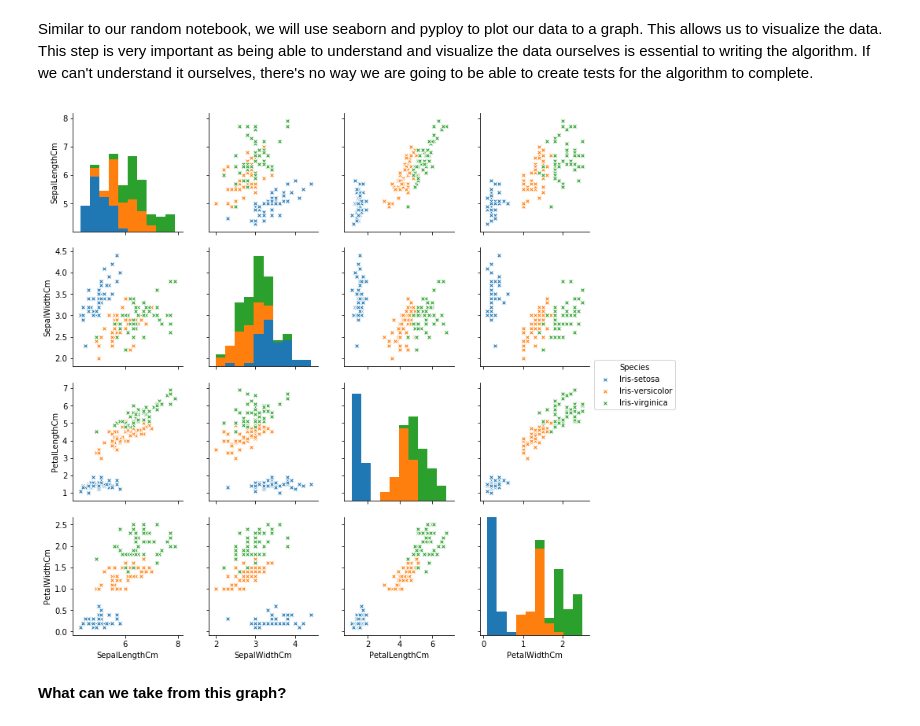
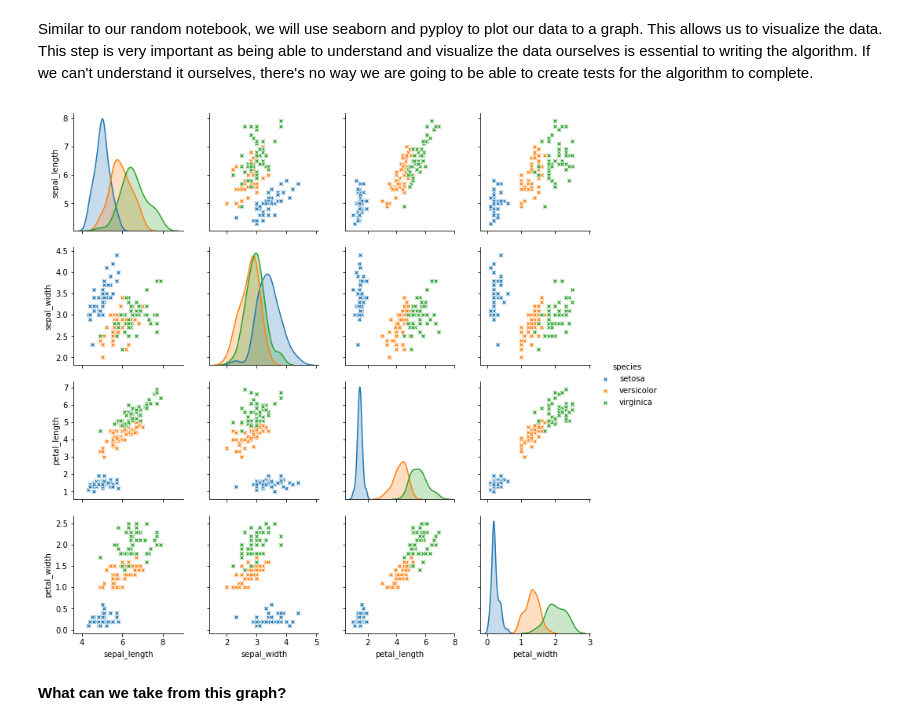
Before and after one commit to EddieEldridge/EmergingTechnologies, a Jupyter notebook: iris-dataset.ipynb, the cells around one changed output. Drawn from its saved outputs; the diff is of its cells as text; code cells hidden in the pictures.

```diff
--- a/iris-dataset.ipynb
+++ b/iris-dataset.ipynb
@@ -45,7 +47,7 @@ import matplotlib.pyplot as plot
 # %% [markdown]
 Now, let's import our data from our .csv file. I will be using the iris.csv file found from [here](https://www.kaggle.com/jchen2186/machine-learning-with-iris-dataset/data). This csv file includes headers and id numbers as well as all our other needed information.
 # %%
-irisDataset = pandas.read_csv('data/iris.csv')
+irisDataset = pandas.read_csv('https://raw.githubusercontent.com/uiuc-cse/data-fa14/gh-pages/data/iris.csv')
 # %% [markdown]
 * 150 <b>observations</b>
 * 4 <b>features</b>(sepeal length, sepal width, petal length, petal width)
@@ -97,13 +98,10 @@ Here we can see there are 50 of each species of iris.
 # %% [markdown]
 Similar to our random notebook, we will use seaborn and pyploy to plot our data to a graph. This allows us to visualize the data. This step is very important as being able to understand and visualize the data ourselves is essential to writing the algorithm. If we can't understand it ourselves, there's no way we are going to be able to create tests for the algorithm to complete.
 # %%
-# Get rid of the data variable from our data and assign it to a new temporary dataset
-tempIrisDataset = irisDataset.drop('Id', axis=1)
-
 # Create a temporary graph using our data from above, plotting the species with an 'X' symbol representing the points
-tempGraph = sea.pairplot(tempIrisDataset, hue='Species', markers='X')
+tempGraph = sea.pairplot(irisDataset, hue='species', markers='X')
 # %% [output]
-[figure, old version]
+[figure, new version]
 # %% [markdown]
 <b>What can we take from this graph?</b>
 # %% [markdown]
```
Also changed, not shown: parts of 7 cells of this notebook, 2 other files.
